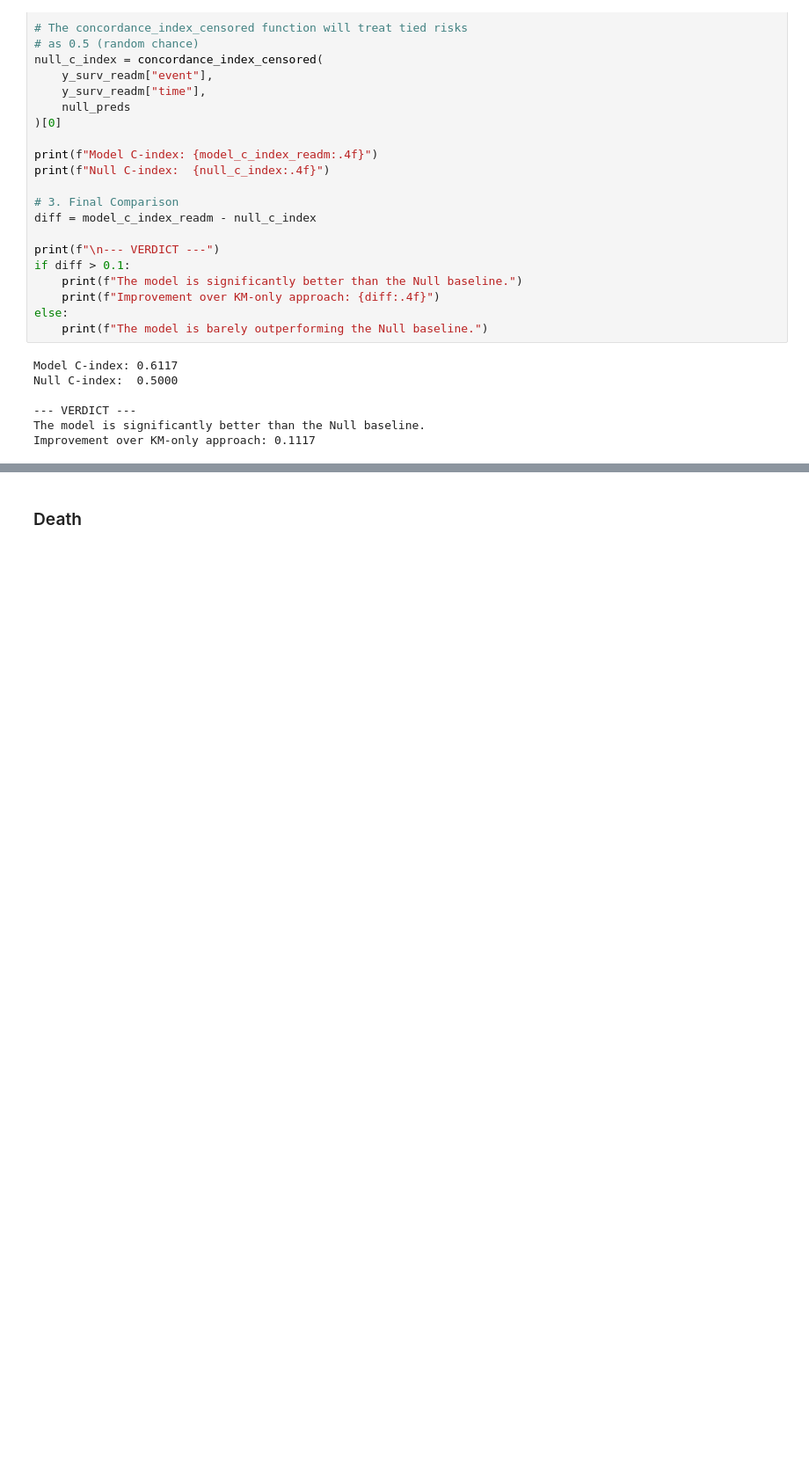
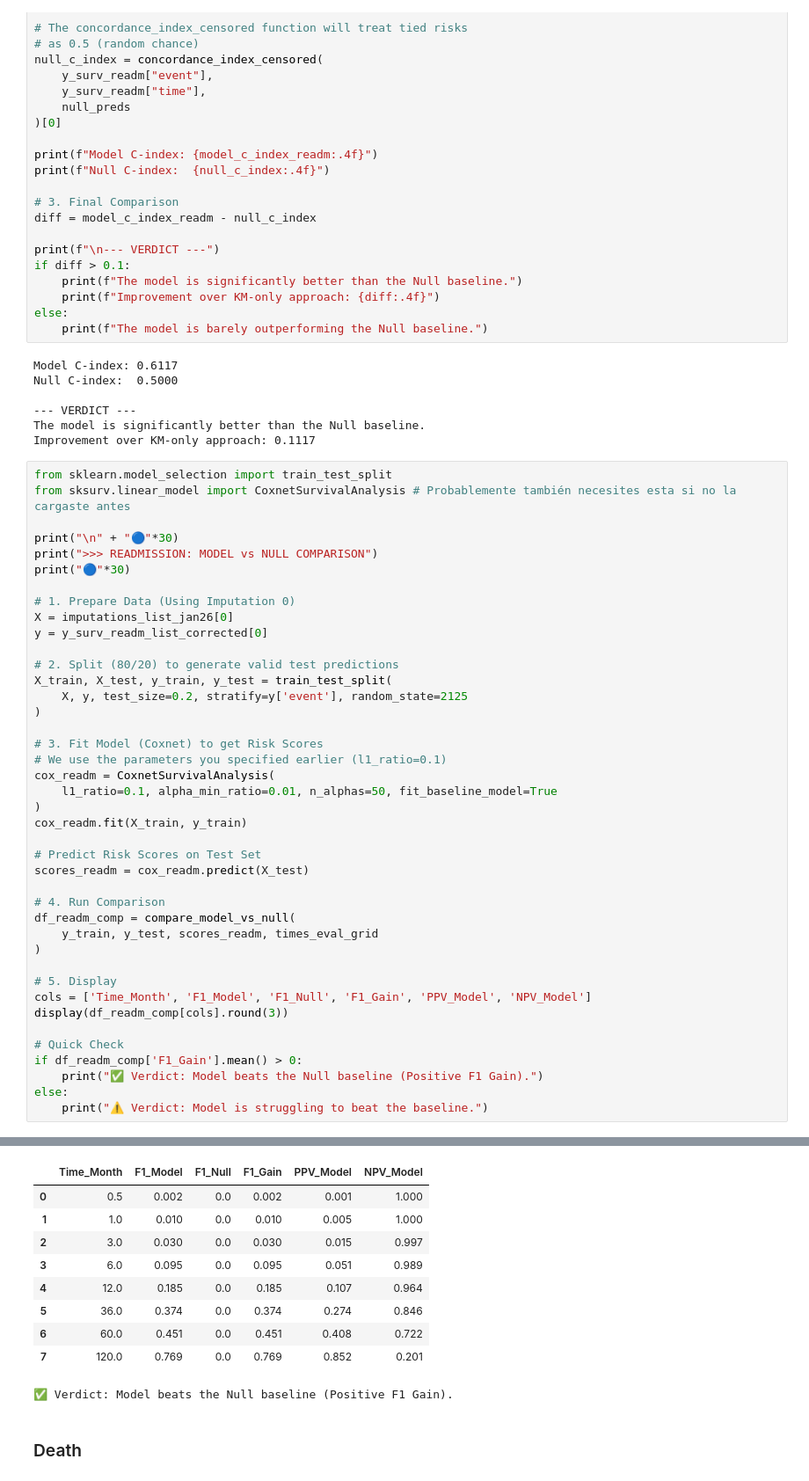
Before and after one commit to FONDECYTACC/cons2025, a Jupyter notebook: best_subset_based_on_disc_jan26.ipynb, the cells around one changed output, grey strips where cells are left out. Shown at 88% size. Saved outputs shown, nothing was run; the diff lists cells and outputs as text; blank space fills up the shorter version.

```diff
--- a/best_subset_based_on_disc_jan26.ipynb
+++ b/best_subset_based_on_disc_jan26.ipynb
@@ -1711,3 +2497,45 @@ Null C-index:  0.5000
 --- VERDICT ---
 The model is significantly better than the Null baseline.
 Improvement over KM-only approach: 0.1117
+# %%
+from sklearn.model_selection import train_test_split
+from sksurv.linear_model import CoxnetSurvivalAnalysis # Probablemente también necesites esta si no la cargaste antes
+
+print("\n" + "🔵"*30)
+print(">>> READMISSION: MODEL vs NULL COMPARISON")
+print("🔵"*30)
+
+# 1. Prepare Data (Using Imputation 0)
+X = imputations_list_jan26[0]
+y = y_surv_readm_list_corrected[0]
+
+# 2. Split (80/20) to generate valid test predictions
+X_train, X_test, y_train, y_test = train_test_split(
+    X, y, test_size=0.2, stratify=y['event'], random_state=2125
+)
+
+# 3. Fit Model (Coxnet) to get Risk Scores
+# We use the parameters you specified earlier (l1_ratio=0.1)
+cox_readm = CoxnetSurvivalAnalysis(
+    l1_ratio=0.1, alpha_min_ratio=0.01, n_alphas=50, fit_baseline_model=True
+)
+cox_readm.fit(X_train, y_train)
+
+# Predict Risk Scores on Test Set
+scores_readm = cox_readm.predict(X_test)
+
+# 4. Run Comparison
+df_readm_comp = compare_model_vs_null(
+    y_train, y_test, scores_readm, times_eval_grid
+)
+
+# 5. Display
+cols = ['Time_Month', 'F1_Model', 'F1_Null', 'F1_Gain', 'PPV_Model', 'NPV_Model']
+display(df_readm_comp[cols].round(3))
+
+# Quick Check
+if df_readm_comp['F1_Gain'].mean() > 0:
+    print("✅ Verdict: Model beats the Null baseline (Positive F1 Gain).")
+else:
+    print("⚠️ Verdict: Model is struggling to beat the baseline.")
+# %% [output]
@@ -1714,3 +2555,13 @@ Improvement over KM-only approach: 0.1117
+|  | Time_Month | F1_Model | F1_Null | F1_Gain | PPV_Model | NPV_Model |
+| 0 | 0.5 | 0.002 | 0.0 | 0.002 | 0.001 | 1.000 |
+| 1 | 1.0 | 0.010 | 0.0 | 0.010 | 0.005 | 1.000 |
+| 2 | 3.0 | 0.030 | 0.0 | 0.030 | 0.015 | 0.997 |
+| 3 | 6.0 | 0.095 | 0.0 | 0.095 | 0.051 | 0.989 |
+| 4 | 12.0 | 0.185 | 0.0 | 0.185 | 0.107 | 0.964 |
+| 5 | 36.0 | 0.374 | 0.0 | 0.374 | 0.274 | 0.846 |
+| 6 | 60.0 | 0.451 | 0.0 | 0.451 | 0.408 | 0.722 |
+| 7 | 120.0 | 0.769 | 0.0 | 0.769 | 0.852 | 0.201 |
+✅ Verdict: Model beats the Null baseline (Positive F1 Gain).
 # %% [markdown]
 ### Death
 # %%
```
Also changed, not shown: parts of 11 cells of this notebook.
